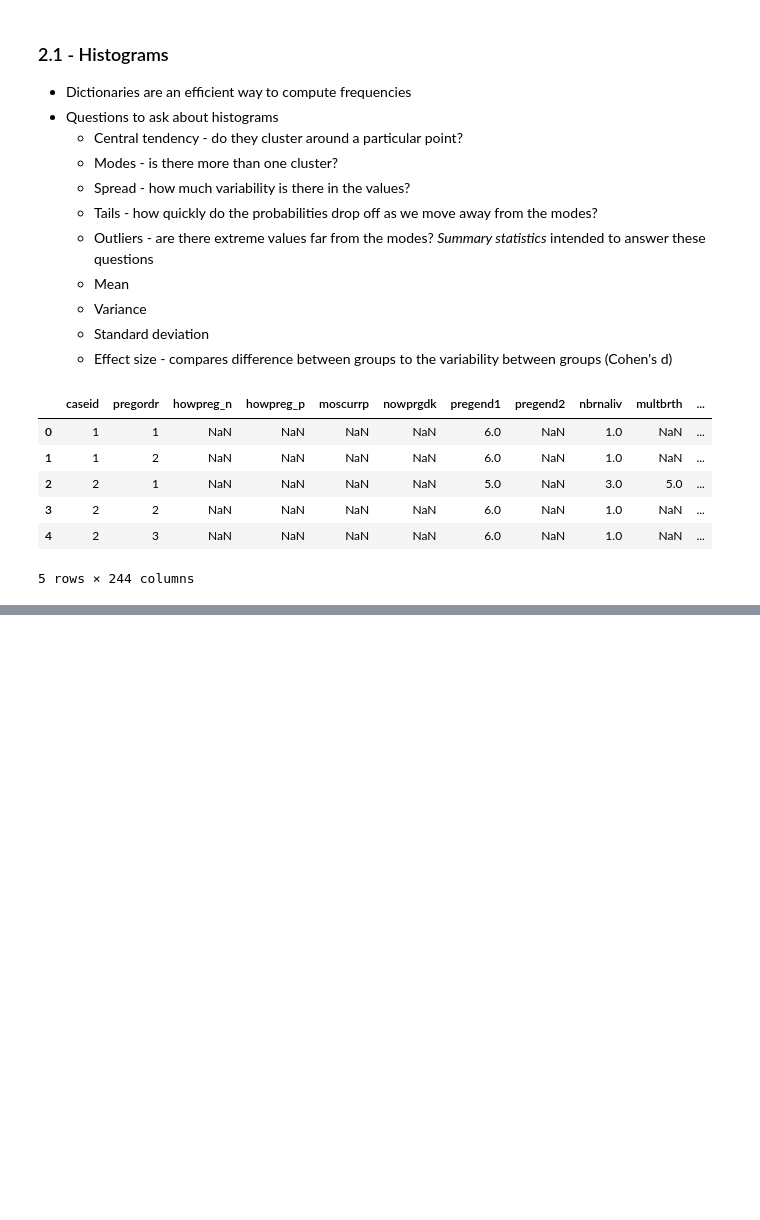
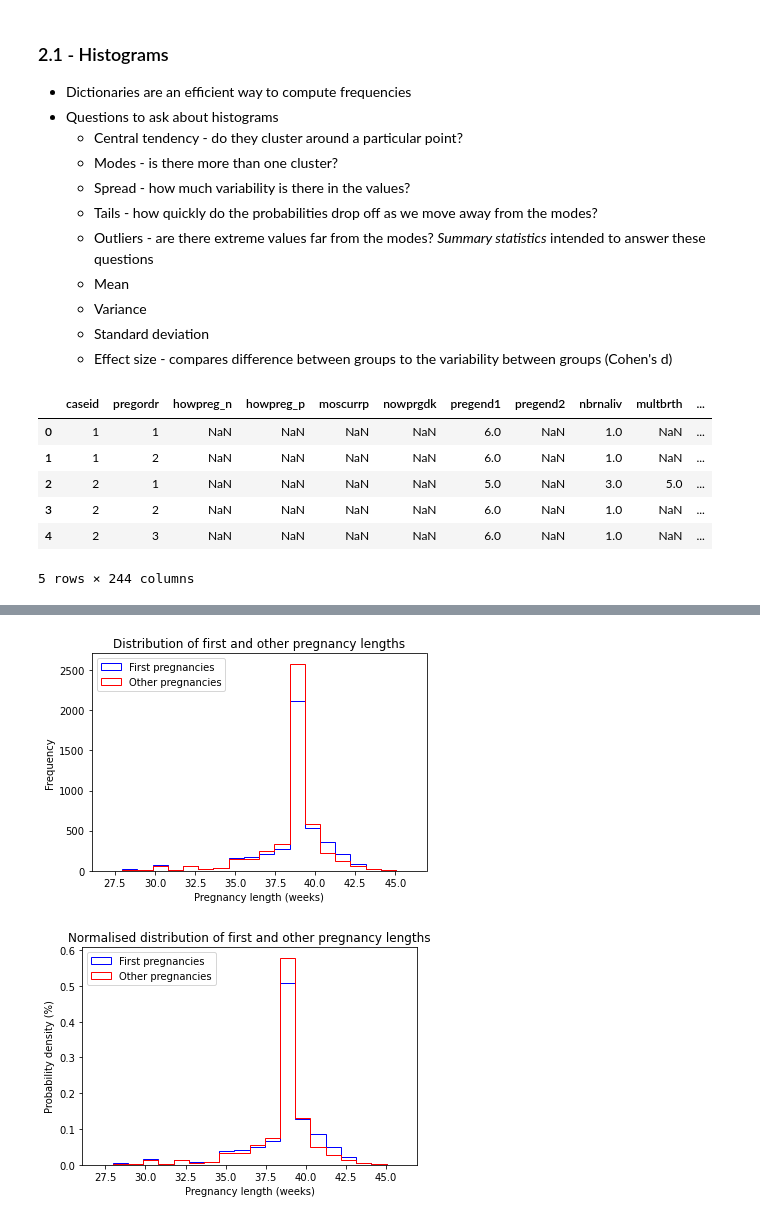
Before and after one commit to susieir/ThinkStats2, a Jupyter notebook: SI workings/ThinkStats - Chapter 2.ipynb, the cells around one changed output, grey strips where cells are left out. Drawn from its saved outputs; the diff is of its cells as text; code cells hidden in the pictures; blank space fills up the shorter version.

```diff
--- a/SI workings/ThinkStats - Chapter 2.ipynb
+++ b/SI workings/ThinkStats - Chapter 2.ipynb
@@ -51,0 +90,32 @@ Mean preg length for first babies is 38.6 weeks and 25.17 weeks for other pregna
+# %%
+### Exercise 2.1
+# Distributions
+
+# Import packages
+%matplotlib inline
+
+
+# Distribution of first and other pregnancy lengths
+plt.hist(preg_first['prglngth'], bins = 20, range = (27, 46), color = 'blue',
+         histtype = 'step', label = 'First pregnancies')
+plt.hist(preg_other['prglngth'], bins = 20, range = (27, 46), color = 'red',
+         histtype = 'step', label = 'Other pregnancies')
+plt.legend(loc = 'upper left')
+plt.title("Distribution of first and other pregnancy lengths")
+plt.xlabel("Pregnancy length (weeks)")
+plt.ylabel("Frequency")
+plt.show()
+
+# Normalised distribution of first and other pregnancy lengths
+plt.hist(preg_first['prglngth'], bins = 20, range = (27, 46), color = 'blue',
+         histtype = 'step', density = True, label = 'First pregnancies')
+plt.hist(preg_other['prglngth'], bins = 20, range = (27, 46), color = 'red',
+         histtype = 'step', density = True, label = 'Other pregnancies')
+plt.legend(loc = 'upper left')
+plt.title("Normalised distribution of first and other pregnancy lengths")
+plt.xlabel("Pregnancy length (weeks)")
+plt.ylabel("Probability density (%)")
+plt.show()
+# %% [output]
+[figure, added]
+[figure, added]
```
Also changed, not shown: parts of 2 cells of this notebook, 2 other files.
